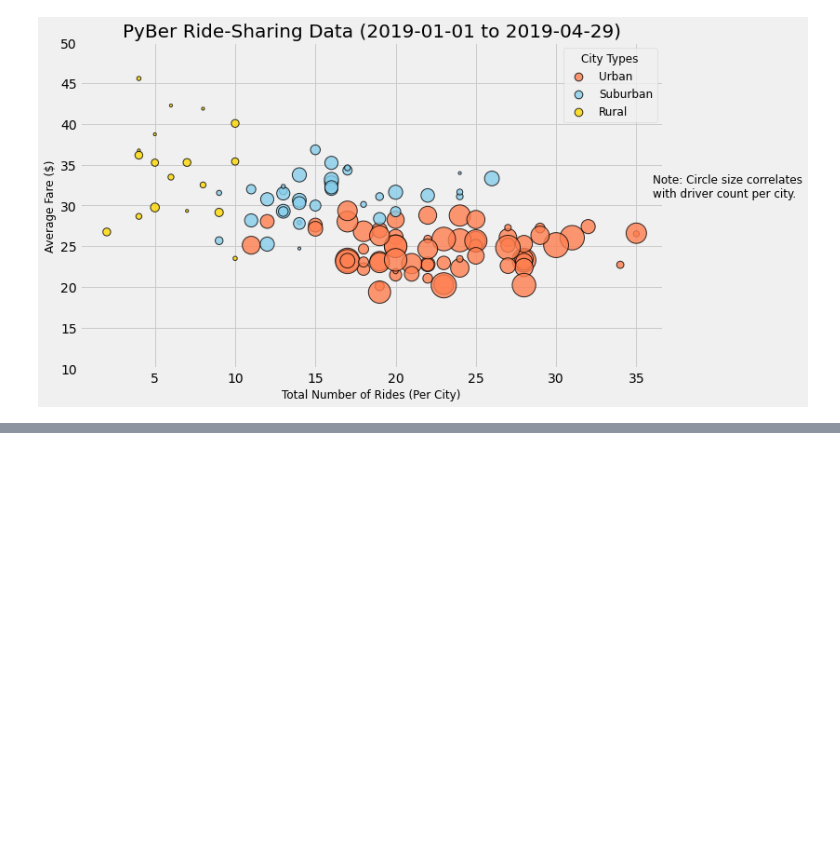
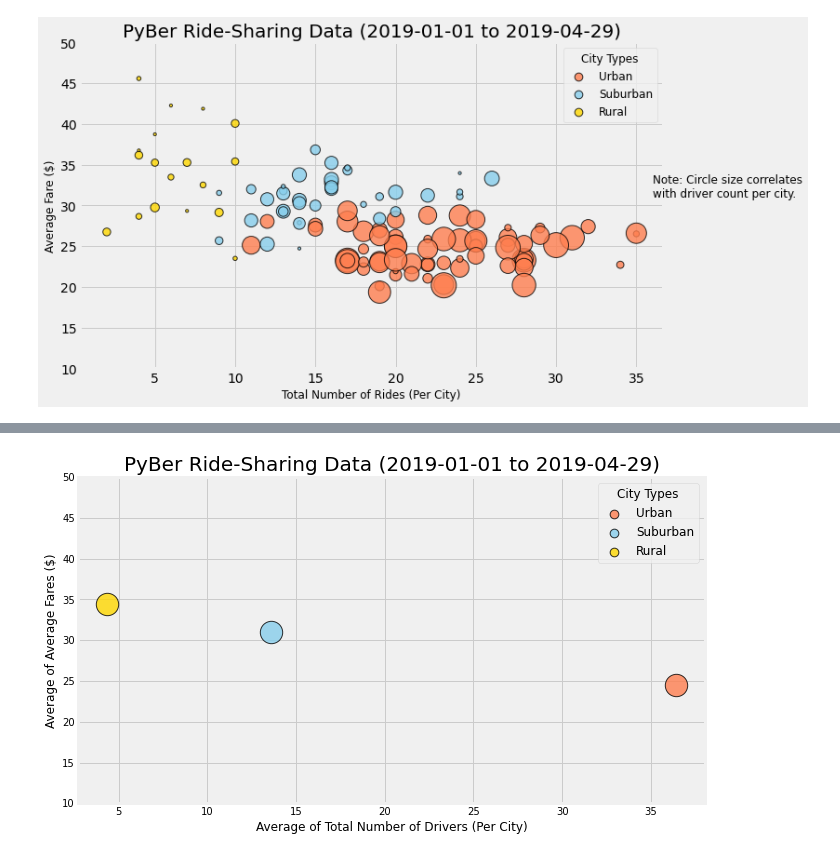
Before and after one commit to TPapiernik/Module_05_Challenge, a Jupyter notebook: PyBer_Challenge.ipynb, the cells around one changed output, grey strips where cells are left out. Drawn from its saved outputs; the diff is of its cells as text; code cells hidden in the pictures; blank space fills up the shorter version.

```diff
--- a/PyBer_Challenge.ipynb
+++ b/PyBer_Challenge.ipynb
@@ -368,0 +452,84 @@ plt.savefig("analysis/Fig3.png", bbox_inches="tight")
+# %%
+## Number of Drivers vs. Avg. Fare Bubble Plot
+## SIMPLIFIED SCATTER PLOTTING ONLY MEANS (3 DATA POINTS ONLY)
+
+# Create Data Series:
+# Urban Rides
+urban_driver_count_mean = pyber_data_subset_df.loc[pyber_data_subset_df["type"]=="Urban"].groupby(["city"]).mean()["driver_count"].mean()
+urban_ride_count = pyber_data_subset_df.loc[pyber_data_subset_df["type"]=="Urban"].groupby(["city"]).count()["ride_id"]
+urban_avg_fare_mean = pyber_data_subset_df.loc[pyber_data_subset_df["type"]=="Urban"].groupby(["city"]).mean()["fare"].mean()
+
+# Suburban Rides
+suburban_driver_count_mean = pyber_data_subset_df.loc[pyber_data_subset_df["type"]=="Suburban"].groupby(["city"]).mean()["driver_count"].mean()
+suburban_ride_count = pyber_data_subset_df.loc[pyber_data_subset_df["type"]=="Suburban"].groupby(["city"]).count()["ride_id"]
+suburban_avg_fare_mean = pyber_data_subset_df.loc[pyber_data_subset_df["type"]=="Suburban"].groupby(["city"]).mean()["fare"].mean()
+
+# Rural Rides
+rural_driver_count_mean = pyber_data_subset_df.loc[pyber_data_subset_df["type"]=="Rural"].groupby(["city"]).mean()["driver_count"].mean()
+rural_ride_count = pyber_data_subset_df.loc[pyber_data_subset_df["type"]=="Rural"].groupby(["city"]).count()["ride_id"]
+rural_avg_fare_mean = pyber_data_subset_df.loc[pyber_data_subset_df["type"]=="Rural"].groupby(["city"]).mean()["fare"].mean()
+
+# Create Plot
+fig, ax = plt.subplots(figsize=(10, 6))
+
+# Urban Rides Bubbles
+plt.scatter(urban_driver_count_mean,
+            urban_avg_fare_mean,
+            s=500,
+            c="coral",
+            edgecolor="black",
+            linewidths=1,
+            alpha=0.8,
+            label="Urban")
+
+# Suburban Rides Bubbles
+plt.scatter(suburban_driver_count_mean,
+      suburban_avg_fare_mean,
+      s=500,
+      c="skyblue",
+      edgecolor="black",
+      linewidths=1,
+      alpha=0.8,
+      label="Suburban")
+
+# Rural Rides Bubbles
+plt.scatter(rural_driver_count_mean,
+      rural_avg_fare_mean,
+      s=500,
+      c="gold",
+      edgecolor="black",
+      linewidths=1,
+      alpha=0.8,
+      label="Rural")
+
+# Plot Formatting
+plt.title("PyBer Ride-Sharing Data (2019-01-01 to 2019-04-29)", fontsize=20)
+plt.ylabel("Average of Average Fares ($)", fontsize=12)
+plt.xlabel("Average of Total Number of Drivers (Per City)", fontsize=12)
+plt.ylim(10,50)
+plt.grid(True)
+
+# Logarithmic Y-Scale (Un-Comment if Desired)
+#plt.yscale('log')
+
+# Add the legend.
+lgnd = plt.legend(fontsize="12",
+                  mode="Expanded",
+                  scatterpoints=1,
+                  loc="best",
+                  title="City Types")
+lgnd.legendHandles[0]._sizes = [75]
+lgnd.legendHandles[1]._sizes = [75]
+lgnd.legendHandles[2]._sizes = [75]
+lgnd.get_title().set_fontsize(12)
+
+# Incorporate a text label about circle size.
+#plt.text(36, 31, "Note: Circle size correlates\nwith driver count per city.", fontsize="12")
+
+# Show the plot
+plt.show()
+
+# Save the figure.
+#plt.savefig("analysis/FigX.png", bbox_inches="tight")
+# %% [output]
+[figure, added]
```
Also changed, not shown: parts of 4 cells of this notebook, 3 other files.
